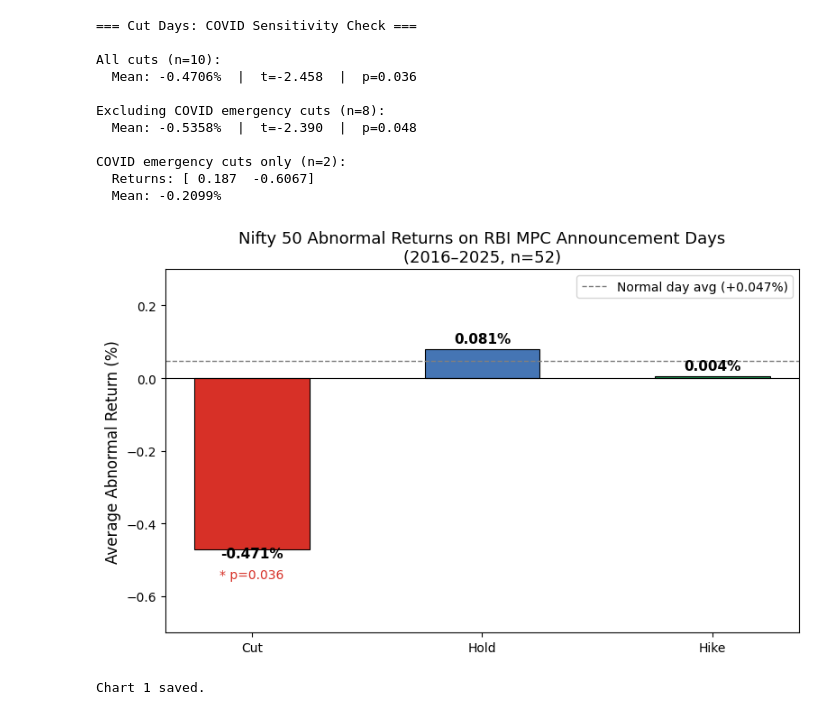
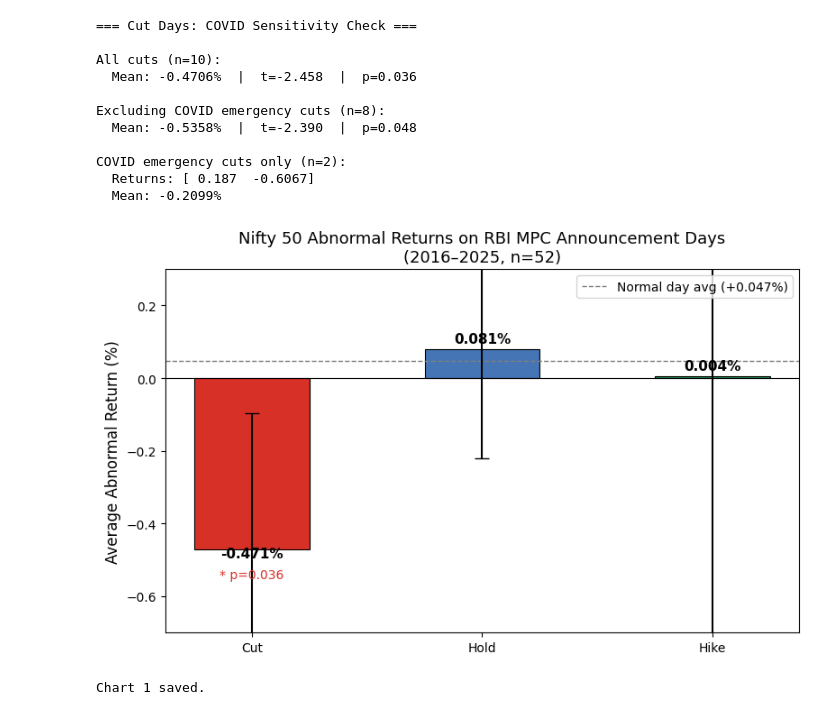
Before and after one commit to Thookudurai07/RBI-Monetary-Transmission, a Jupyter notebook: notebooks/01_event_study.ipynb, the cells around one changed output. Cells and saved outputs as stored; diff of their text form; code cells hidden in the pictures.

```diff
--- a/notebooks/01_event_study.ipynb
+++ b/notebooks/01_event_study.ipynb
@@ -247,39 +247,45 @@ Excluding COVID emergency cuts (n=8):
 COVID emergency cuts only (n=2):
   Returns: [ 0.187  -0.6067]
   Mean: -0.2099%
-# %%
-# Chart 1: Abnormal returns by decision type
-fig, ax = plt.subplots(figsize=(8, 5))
-
-decisions_order = ['Cut', 'Hold', 'Hike']
-means = [mpc_df[mpc_df['Decision']==d]['Abnormal_Return'].mean() for d in decisions_order]
-colors = ['#d73027', '#4575b4', '#1a9850']
-
-bars = ax.bar(decisions_order, means, color=colors, width=0.5, edgecolor='black', linewidth=0.8)
-
-# Add value labels on bars
-for bar, val in zip(bars, means):
-    ax.text(bar.get_x() + bar.get_width()/2,
-            bar.get_height() + (0.01 if val >= 0 else -0.03),
-            f'{val:.3f}%', ha='center', va='bottom', fontsize=11, fontweight='bold')
-
-# Reference line
-ax.axhline(0, color='black', linewidth=0.8)
-ax.axhline(nifty_raw['Return'].mean(), color='gray', linewidth=1,
-           linestyle='--', label=f'Normal day avg (+{nifty_raw["Return"].mean():.3f}%)')
-
-ax.set_ylabel('Average Abnormal Return (%)', fontsize=12)
-ax.set_title('Nifty 50 Abnormal Returns on RBI MPC Announcement Days\n(2016–2025, n=52)', fontsize=13)
-ax.legend(fontsize=10)
-ax.set_ylim(-0.7, 0.3)
-
-# Significance annotation
-ax.text(0, -0.55, '* p=0.036', ha='center', fontsize=10, color='#d73027')
-
-plt.tight_layout()
-plt.savefig('../outputs/figures/chart1_abnormal_returns_by_decision.png', dpi=150)
-plt.show()
-print("Chart 1 saved.")
-# %% [output]
-[figure, removed]
-Chart 1 saved.
+# %%
+# Chart 1: Abnormal returns by decision type
+fig, ax = plt.subplots(figsize=(8, 5))
+
+decisions_order = ['Cut', 'Hold', 'Hike']
+means = [mpc_df[mpc_df['Decision']==d]['Abnormal_Return'].mean() for d in decisions_order]
+colors = ['#d73027', '#4575b4', '#1a9850']
+
+bars = ax.bar(decisions_order, means, color=colors, width=0.5, edgecolor='black', linewidth=0.8)
+
+# Add value labels on bars
+for bar, val in zip(bars, means):
+    ax.text(bar.get_x() + bar.get_width()/2,
+            bar.get_height() + (0.01 if val >= 0 else -0.03),
+            f'{val:.3f}%', ha='center', va='bottom', fontsize=11, fontweight='bold')
+
+# Reference line
+ax.axhline(0, color='black', linewidth=0.8)
+ax.axhline(nifty_raw['Return'].mean(), color='gray', linewidth=1,
+           linestyle='--', label=f'Normal day avg (+{nifty_raw["Return"].mean():.3f}%)')
+
+ax.set_ylabel('Average Abnormal Return (%)', fontsize=12)
+ax.set_title('Nifty 50 Abnormal Returns on RBI MPC Announcement Days\n(2016–2025, n=52)', fontsize=13)
+ax.legend(fontsize=10)
+ax.set_ylim(-0.7, 0.3)
+
+# Significance annotation
+ax.text(0, -0.55, '* p=0.036', ha='center', fontsize=10, color='#d73027')
+
+# Add error bars (95% CI = 1.96 * std / sqrt(n))
+for i, decision in enumerate(decisions_order):
+    d = mpc_df[mpc_df['Decision']==decision]['Abnormal_Return'].dropna()
+    ci = 1.96 * d.std() / np.sqrt(len(d))
+    ax.errorbar(i, d.mean(), yerr=ci, color='black', capsize=6, linewidth=1.5)
+
+plt.tight_layout()
+plt.savefig('../outputs/figures/chart1_abnormal_returns_by_decision.png', dpi=150)
+plt.show()
+print("Chart 1 saved.")
+# %% [output]
+[figure, added]
+Chart 1 saved.
```
Also changed, not shown: parts of 9 cells of this notebook.
